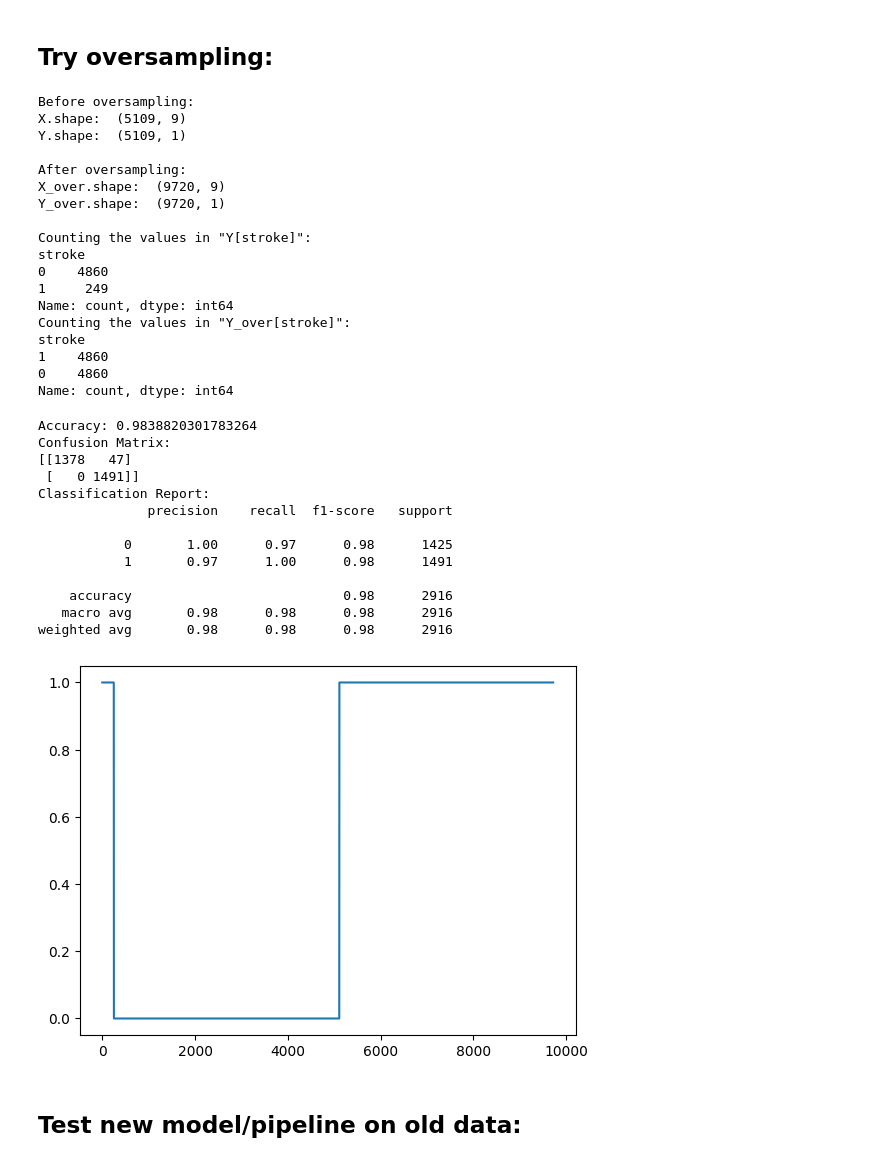
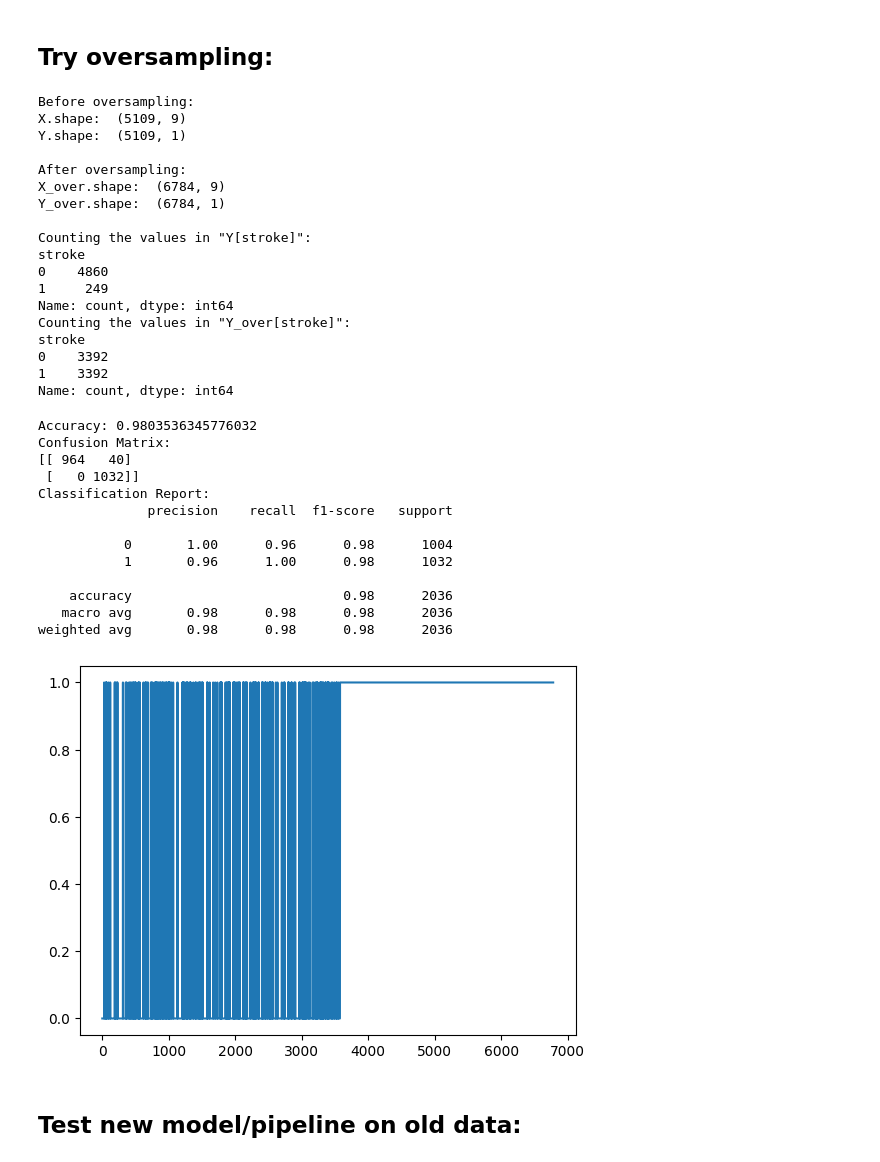
Before and after one commit to hrbjoern/abj_LungCancer, a Jupyter notebook: notebooks/final_baseline_model.ipynb, the cells around one changed output. Cells and saved outputs as stored; diff of their text form; code cells hidden in the pictures.

```diff
--- a/notebooks/final_baseline_model.ipynb
+++ b/notebooks/final_baseline_model.ipynb
@@ -89,4 +82,5 @@ my_pipeline = Pipeline(steps=[('preprocessor', preprocessor),
 # X = X[:100]
 # Y = Y[:100]
 
-my_pipeline.fit(X, Y)
+# Not actually doing this at the moment:
+#my_pipeline.fit(X, Y)
@@ -194,7 +150,9 @@ from collections import Counter
 #print("Original class distribution:", Counter(Y))
 # Oversampling using RandomOverSampler
 oversample = RandomOverSampler(sampling_strategy='minority')
-X_over, Y_over = oversample.fit_resample(X, Y)
+
+# Oversampling training data only:
+X_over, Y_over = oversample.fit_resample(X_train, y_train)
 
 #X_over = X_over[:5000]
 #Y_over = Y_over[:5000]
@@ -225,46 +183,46 @@ predictions = my_pipeline.predict(X_test)
 # Evaluate the model
 accuracy = accuracy_score(y_test, predictions)
 conf_matrix = confusion_matrix(y_test, predictions)
 class_report = classification_report(y_test, predictions)
 
 print(f"\nAccuracy: {accuracy}")
 print("Confusion Matrix:")
 print(conf_matrix)
 print("Classification Report:")
 print(class_report)
 # %% [output]
 Before oversampling:
 X.shape:  (5109, 9)
 Y.shape:  (5109, 1)
 
 After oversampling:
-X_over.shape:  (9720, 9)
-Y_over.shape:  (9720, 1)
+X_over.shape:  (6784, 9)
+Y_over.shape:  (6784, 1)
 
 Counting the values in "Y[stroke]":
 stroke
 0    4860
 1     249
 Name: count, dtype: int64
 Counting the values in "Y_over[stroke]":
 stroke
-1    4860
-0    4860
+0    3392
+1    3392
 Name: count, dtype: int64
-Accuracy: 0.9838820301783264
+Accuracy: 0.9803536345776032
 Confusion Matrix:
-[[1378   47]
- [   0 1491]]
+[[ 964   40]
+ [   0 1032]]
 Classification Report:
               precision    recall  f1-score   support
 
-           0       1.00      0.97      0.98      1425
-           1       0.97      1.00      0.98      1491
+           0       1.00      0.96      0.98      1004
+           1       0.96      1.00      0.98      1032
 
-    accuracy                           0.98      2916
-   macro avg       0.98      0.98      0.98      2916
-weighted avg       0.98      0.98      0.98      2916
+    accuracy                           0.98      2036
+   macro avg       0.98      0.98      0.98      2036
+weighted avg       0.98      0.98      0.98      2036
-[figure, old version]
+[figure, new version]
 # %% [markdown]
 ## Test new model/pipeline on old data:
 # %%
```
Also changed, not shown: parts of 11 cells of this notebook, 1 other file.
